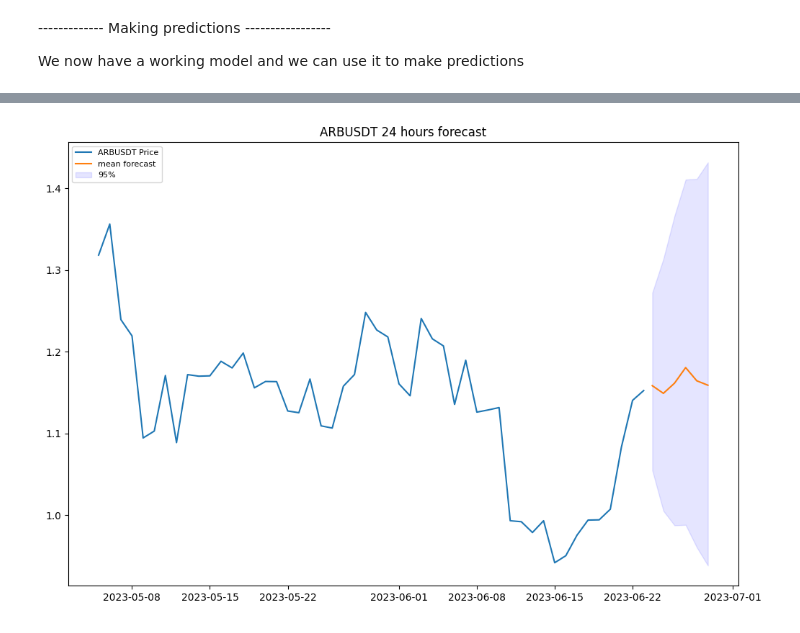
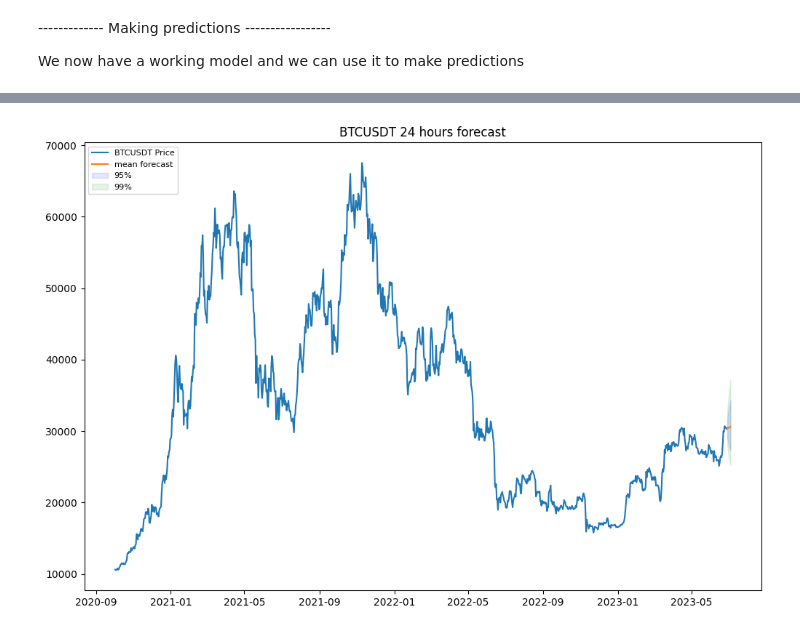
Before and after one commit to fred3105/Modeling-Crypto-Pricees, a Jupyter notebook: ARIMA.ipynb, the cells around one changed output, grey strips where cells are left out. Saved outputs shown, nothing was run; the diff lists cells and outputs as text; code cells hidden in the pictures.

```diff
--- a/ARIMA.ipynb
+++ b/ARIMA.ipynb
@@ -10,7 +10,7 @@ SECRET_KEY = "key goes here"
 # %%
 #Define the pair you want to study, has to be available on binance, matches the name of the CSV that is loaded
 
-pair = 'ARBUSDT'
+pair = 'BTCUSDT'
 # %%
 from binance.client import Client
 import matplotlib.pyplot as plt
@@ -304,24 +357,31 @@ pd.plotting.register_matplotlib_converters()
 # %%
 model = sm.tsa.arima.ARIMA(np.log(original_prices['close']), order = (10,1,10))
 fitted = model.fit()
 
 fc = fitted.get_forecast(6)
-fc = fc.summary_frame(alpha=0.05)
+fc = fc.summary_frame(alpha=0.25)
 fc_mean = fc['mean']
 fc_lower = fc['mean_ci_lower']
 fc_upper = fc['mean_ci_upper']
 
+fc99 = fitted.get_forecast(6)
+fc99 = fc99.summary_frame(alpha=0.05)
+fc_mean99 = fc99['mean']
+fc_lower99 = fc99['mean_ci_lower']
+fc_upper99 = fc99['mean_ci_upper']
+
 plt.figure(figsize=(12,8), dpi=100)
-plt.plot(original_prices['close'][-50:], label= pair+' Price')
+plt.plot(original_prices['close'][-1000:], label=pair+' Price')
 
 future_24h = [dt.datetime.today() + dt.timedelta(days=x) for x in range(1,7)]
 plt.plot(future_24h, np.exp(fc_mean), label='mean forecast', linewidth=1.5)
 
 plt.fill_between(future_24h, np.exp(fc_lower), np.exp(fc_upper), color='b', alpha=.1, label= '95%')
+plt.fill_between(future_24h, np.exp(fc_lower99), np.exp(fc_upper99), color='g', alpha=.1, label= '99%')
 
 plt.title(pair+" 24 hours forecast")
 
 plt.legend(loc='upper left', fontsize=8)
 plt.show()
 # %% [output]
-[figure, old version]
+[figure, new version]
```
Also changed, not shown: parts of 16 cells of this notebook, 2 other files.
